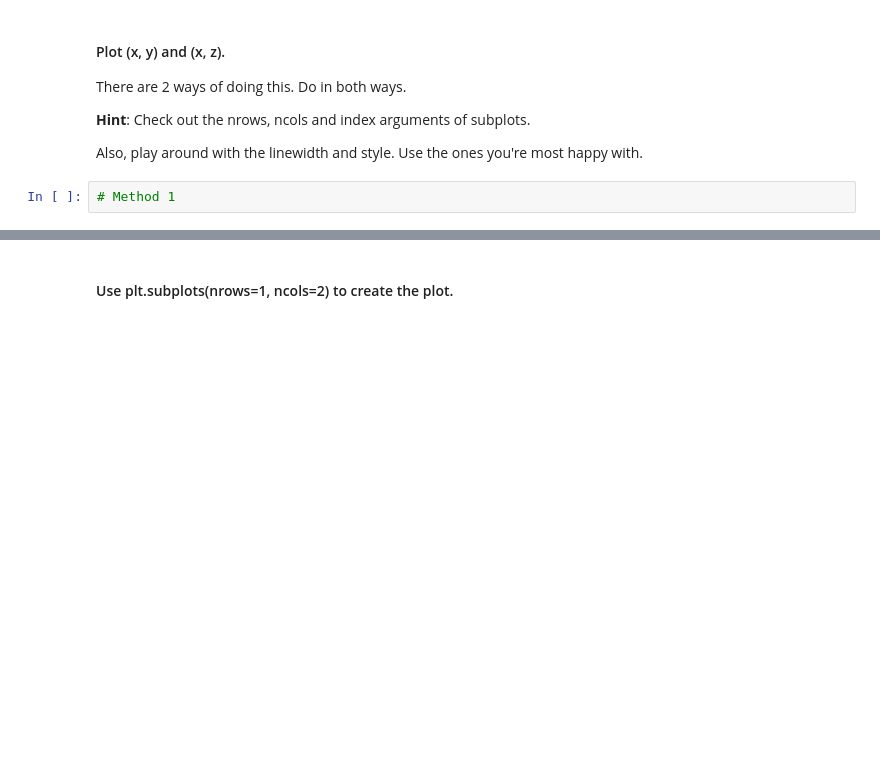
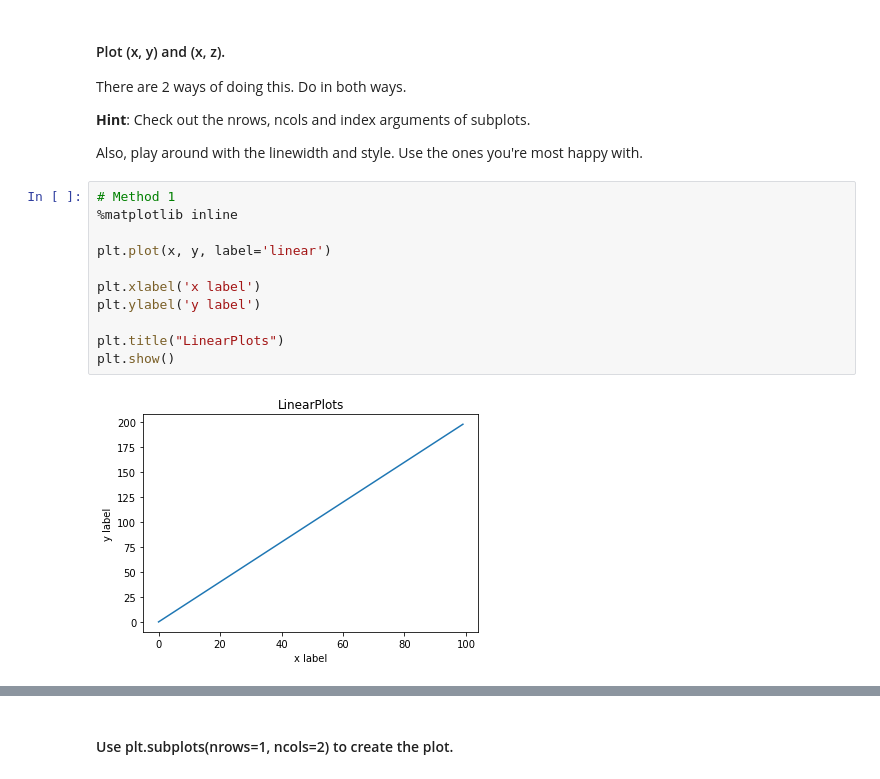
Before and after one commit to anadeondarza/dataptmad0522_labs, a Jupyter notebook: module-2/matplotlib-seaborn/your-code/main.ipynb, the cells around one changed output, grey strips where cells are left out. Cells and saved outputs as stored; diff of their text form; blank space fills up the shorter version.

```diff
--- a/module-2/matplotlib-seaborn/your-code/main.ipynb
+++ b/module-2/matplotlib-seaborn/your-code/main.ipynb
@@ -20,5 +21,16 @@ There are 2 ways of doing this. Do in both ways.
 **Hint**: Check out the nrows, ncols and index arguments of subplots.
 
 Also, play around with the linewidth and style. Use the ones you're most happy with.
-# %%
-# Method 1
+# %%
+# Method 1
+%matplotlib inline
+
+plt.plot(x, y, label='linear')
+
+plt.xlabel('x label')
+plt.ylabel('y label')
+
+plt.title("LinearPlots")
+plt.show()
+# %% [output]
+[figure, added]
```
Also changed, not shown: parts of 12 cells of this notebook.
